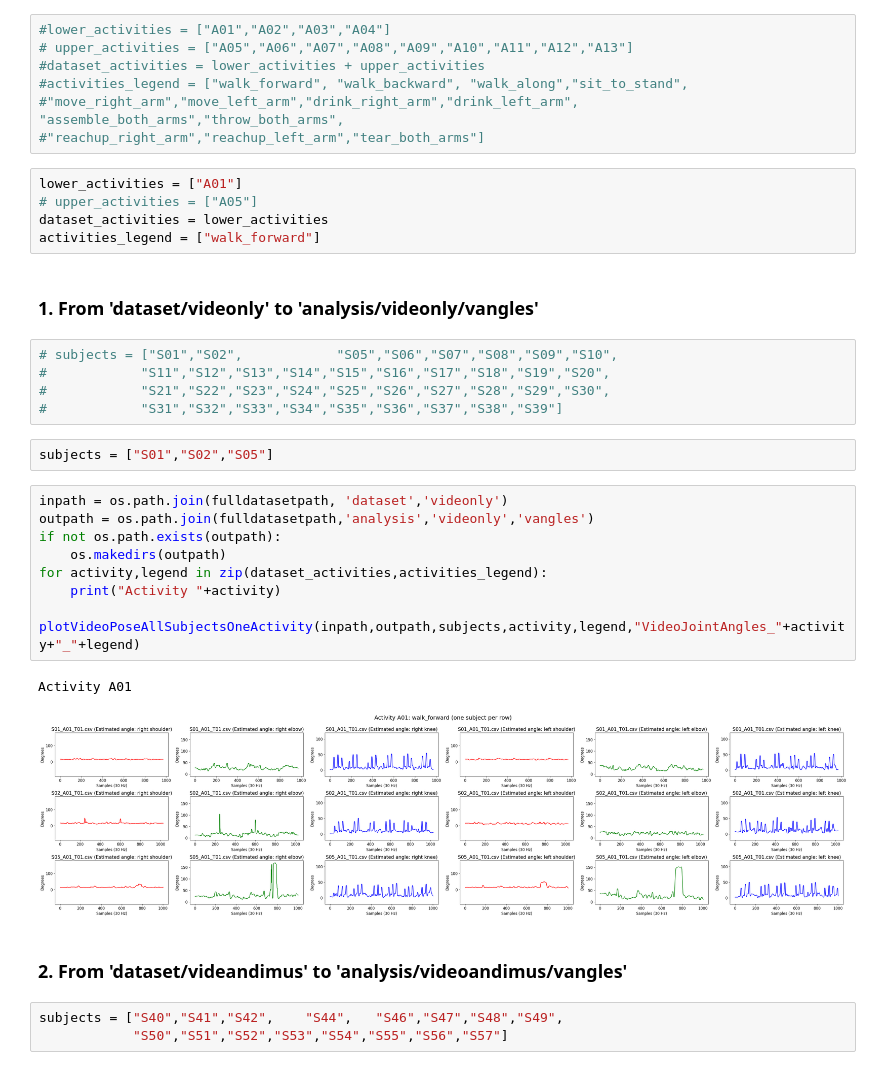
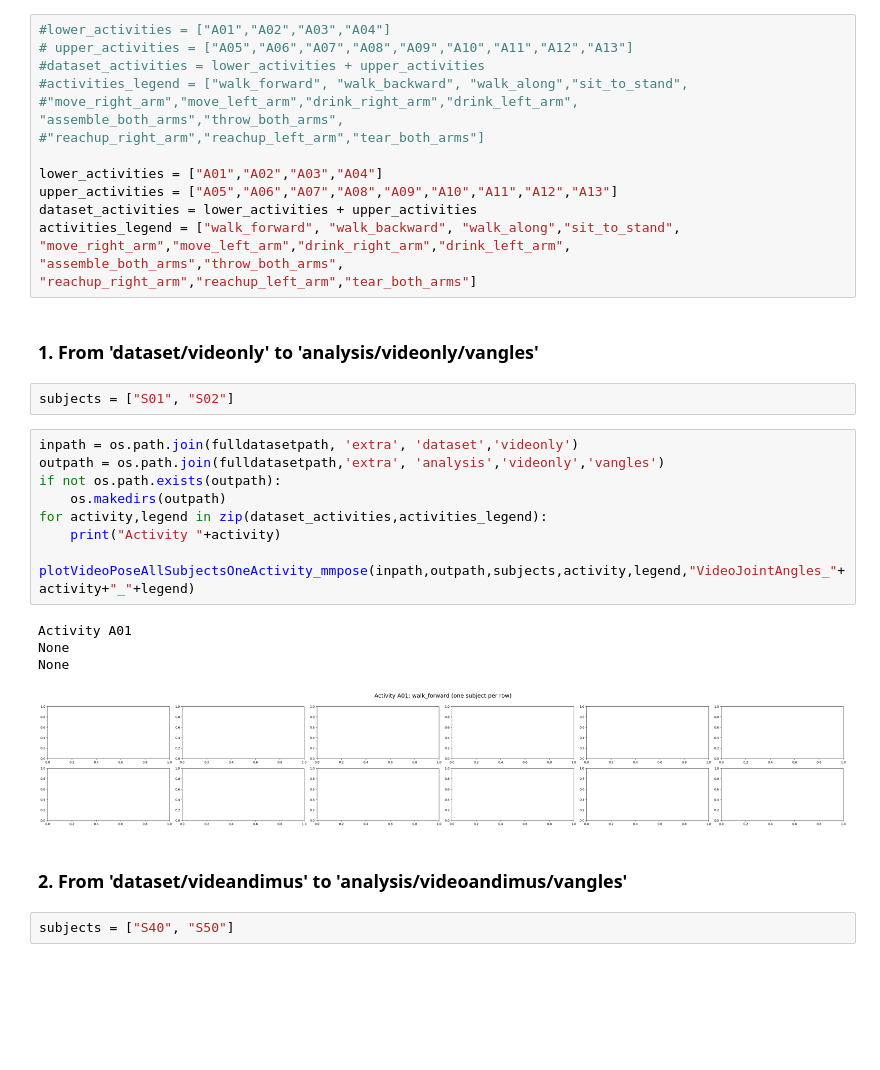
Before and after one commit to medpar/TFG, a Jupyter notebook: video/PlotVideoEstimatedJointAngles.ipynb, the cells around one changed output. Drawn from its saved outputs; the diff is of its cells as text; blank space fills up the shorter version.

```diff
--- a/video/PlotVideoEstimatedJointAngles.ipynb
+++ b/video/PlotVideoEstimatedJointAngles.ipynb
@@ -21,34 +21,32 @@ Select activities
 #activities_legend = ["walk_forward", "walk_backward", "walk_along","sit_to_stand",
 #"move_right_arm","move_left_arm","drink_right_arm","drink_left_arm", "assemble_both_arms","throw_both_arms",
 #"reachup_right_arm","reachup_left_arm","tear_both_arms"]
+
+lower_activities = ["A01","A02","A03","A04"]
+upper_activities = ["A05","A06","A07","A08","A09","A10","A11","A12","A13"]
+dataset_activities = lower_activities + upper_activities
+activities_legend = ["walk_forward", "walk_backward", "walk_along","sit_to_stand",
+"move_right_arm","move_left_arm","drink_right_arm","drink_left_arm", "assemble_both_arms","throw_both_arms",
+"reachup_right_arm","reachup_left_arm","tear_both_arms"]
-# %%
-lower_activities = ["A01"]
-# upper_activities = ["A05"]
-dataset_activities = lower_activities
-activities_legend = ["walk_forward"]
 # %% [markdown]
 ### 1. From 'dataset/videonly' to 'analysis/videonly/vangles'
-# %%
-# subjects = ["S01","S02",            "S05","S06","S07","S08","S09","S10",
-#            "S11","S12","S13","S14","S15","S16","S17","S18","S19","S20",
-#            "S21","S22","S23","S24","S25","S26","S27","S28","S29","S30",
-#            "S31","S32","S33","S34","S35","S36","S37","S38","S39"]
 # %%
-subjects = ["S01","S02","S05"]
+subjects = ["S01", "S02"]
 # %%
-inpath = os.path.join(fulldatasetpath, 'dataset','videonly')
-outpath = os.path.join(fulldatasetpath,'analysis','videonly','vangles')
+inpath = os.path.join(fulldatasetpath, 'extra', 'dataset','videonly')
+outpath = os.path.join(fulldatasetpath,'extra', 'analysis','videonly','vangles')
 if not os.path.exists(outpath):
     os.makedirs(outpath)
 for activity,legend in zip(dataset_activities,activities_legend):
     print("Activity "+activity)
-    plotVideoPoseAllSubjectsOneActivity(inpath,outpath,subjects,activity,legend,"VideoJointAngles_"+activity+"_"+legend)
+    plotVideoPoseAllSubjectsOneActivity_mmpose(inpath,outpath,subjects,activity,legend,"VideoJointAngles_"+activity+"_"+legend)
 # %% [output]
 Activity A01
+None
+None
-[figure, old version]
+[figure, new version]
 # %% [markdown]
 ### 2. From 'dataset/videandimus' to 'analysis/videoandimus/vangles'
-# %%
-subjects = ["S40","S41","S42",    "S44",   "S46","S47","S48","S49",
-            "S50","S51","S52","S53","S54","S55","S56","S57"]
+# %%
+subjects = ["S40", "S50"]
 # %%
```
Also changed, not shown: parts of 1 cell of this notebook, 15 other files.
